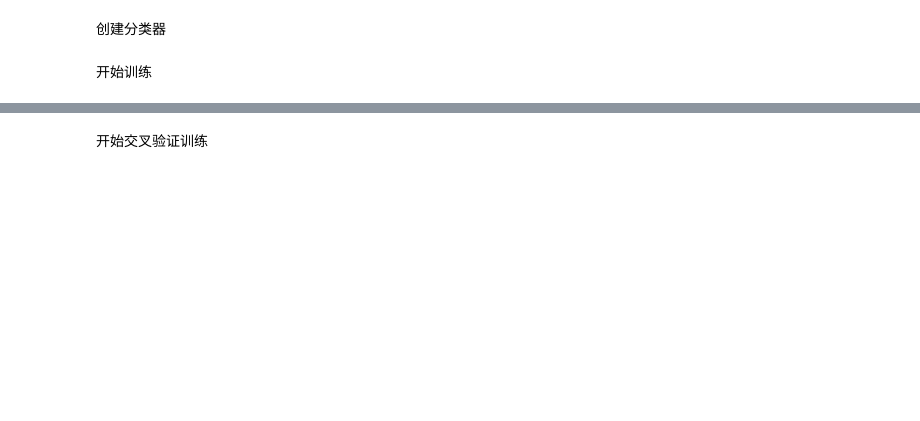
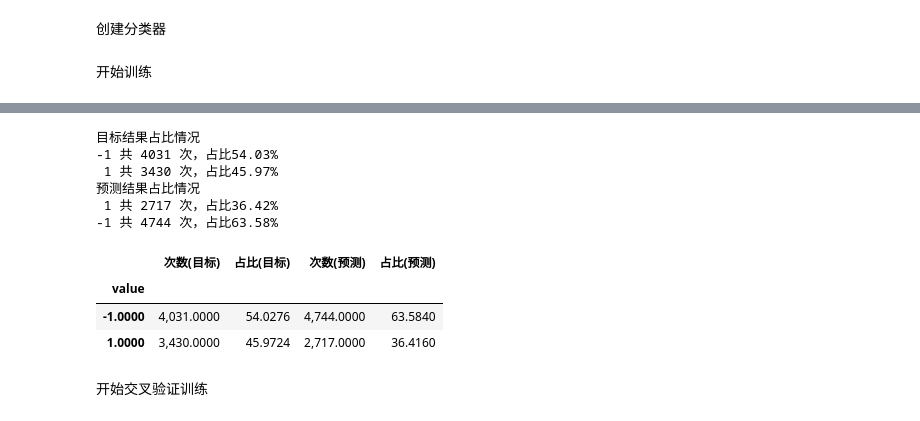
Before and after one commit to mmmaaaggg/vnpy_mass, a Jupyter notebook: strategies/multi_factor_research.ipynb, the cells around one changed output, grey strips where cells are left out. Drawn from its saved outputs; the diff is of its cells as text; code cells hidden in the pictures; blank space fills up the shorter version.

```diff
--- a/strategies/multi_factor_research.ipynb
+++ b/strategies/multi_factor_research.ipynb
@@ -174,3 +173,31 @@ Log-loss on test set = 66.48230
+# %%
+print('目标结果占比情况')
+for value, count in Counter(y_test_arr).items():
+    print(f'{int(value):2d} 共 {count:4d} 次，占比{count/y_test_arr.shape[0]*100:5.2f}%')
+print('预测结果占比情况')
+for value, count in Counter(y_pred).items():
+    print(f'{int(value):2d} 共 {count:4d} 次，占比{count/y_pred.shape[0]*100:5.2f}%')
+
+df = pd.DataFrame(
+    {value: {'value':value, '次数': count, '占比': count / y_test_arr.shape[0] * 100}
+             for value, count in Counter(y_test_arr).items()},
+).T.set_index('value').join(pd.DataFrame(
+    {value: {'value':value, '次数': count, '占比': count / y_pred.shape[0] * 100}
+             for value, count in Counter(y_pred).items()},
+).T.set_index('value'), how='outer', on='value', lsuffix='(目标)', rsuffix='(预测)')
+
+df
+# %% [output]
+目标结果占比情况
+-1 共 4031 次，占比54.03%
+ 1 共 3430 次，占比45.97%
+预测结果占比情况
+ 1 共 2717 次，占比36.42%
+-1 共 4744 次，占比63.58%
+|  | 次数(目标) | 占比(目标) | 次数(预测) | 占比(预测) |
+| value |  |  |  |  |
+| -1.0000 | 4,031.0000 | 54.0276 | 4,744.0000 | 63.5840 |
+| 1.0000 | 3,430.0000 | 45.9724 | 2,717.0000 | 36.4160 |
 # %% [markdown]
 开始交叉验证训练
 # %%
```
Also changed, not shown: parts of 14 cells of this notebook, 2 other files.
